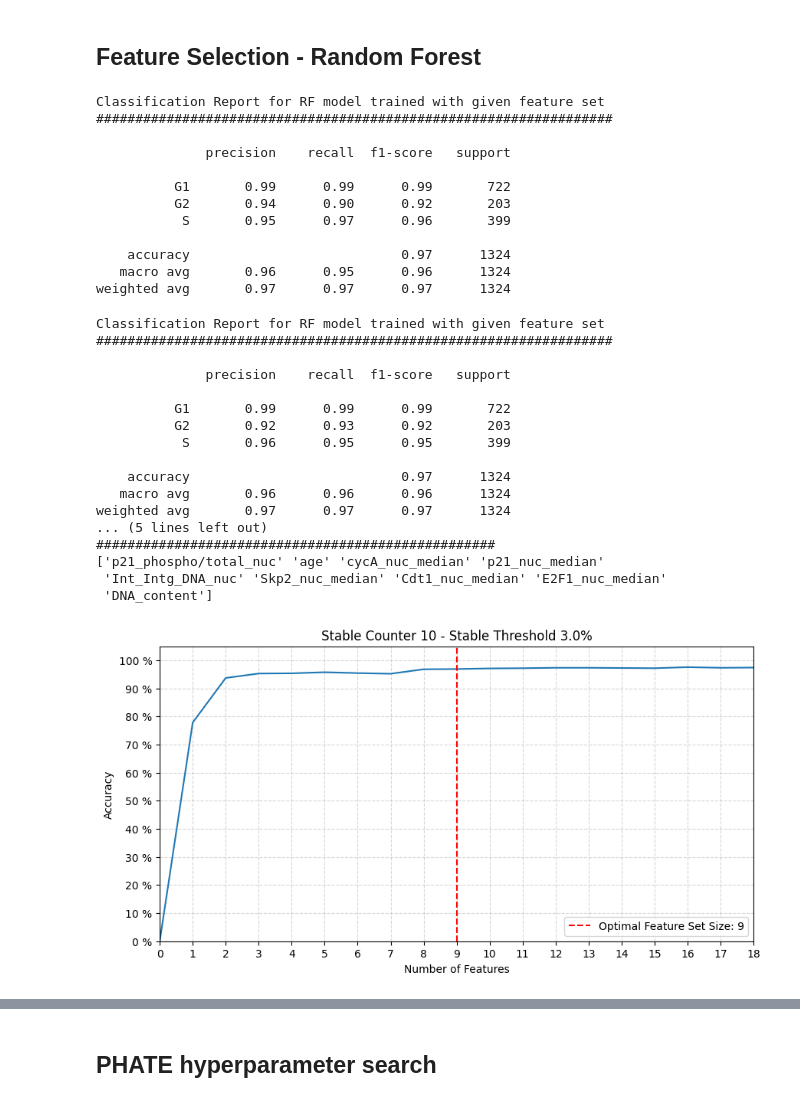
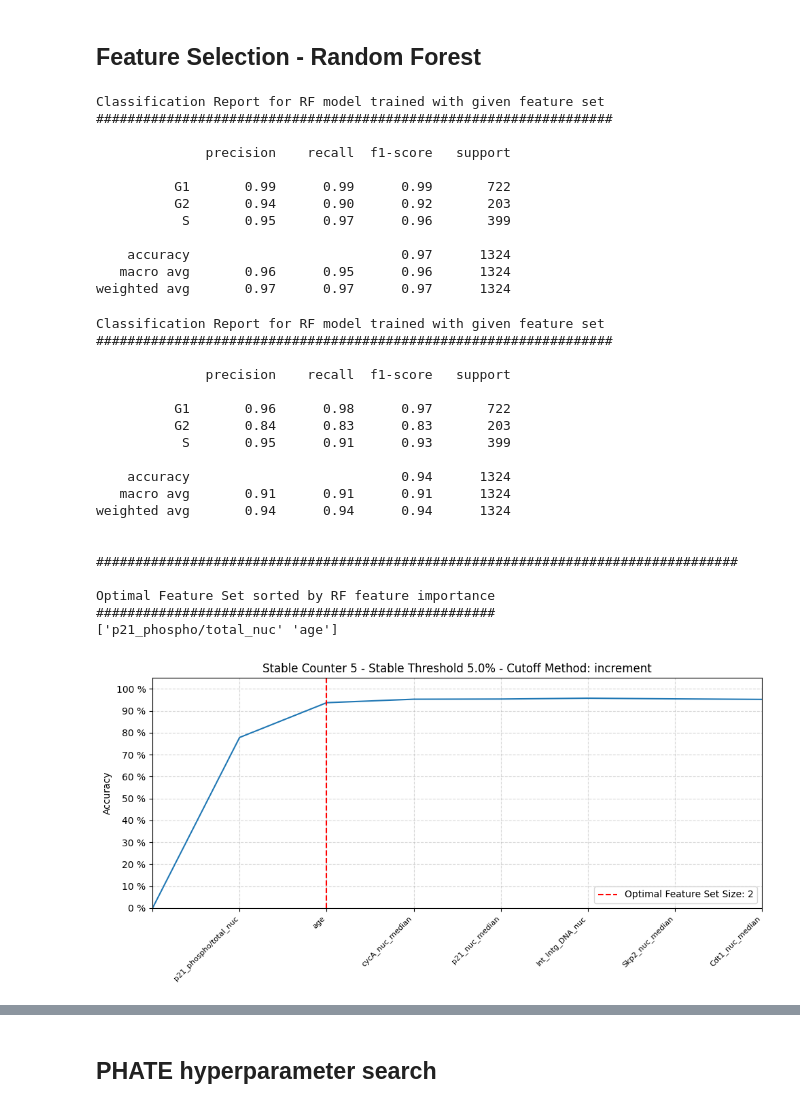
Before and after one commit to StallaertLab/cc_mapping, a Jupyter notebook: notebooks/Make Cell Cycle Maps - Interactable.ipynb, the cells around one changed output, grey strips where cells are left out. Drawn from its saved outputs; the diff is of its cells as text; code cells hidden in the pictures.

Commit message:
v1.1.0 - Added new cutoff method to random forest feature selection

```diff
--- a/notebooks/Make Cell Cycle Maps - Interactable.ipynb
+++ b/notebooks/Make Cell Cycle Maps - Interactable.ipynb
@@ -139,44 +140,47 @@ adata = preprocess.row_data_partitioning(adata, search_str = ['G2','G1','S'], se
 #defines which features to use for training the random forest for feature selection
 training_features = adata.var_names
 
-rf_threshold = 0.03
+rf_threshold = 0.05
 
 #runs random forest for feature selection
 adata = core.random_forest_feature_selection(adata=adata,
                                              training_feature_set= training_features,
                                              training_labels = 'phase',
                                              method = 'RF_min_max',
-                                             stable_counter=10,
+                                             stable_counter=5,
+                                             cutoff_method='increment',
                                              threshold=rf_threshold,
                                              feature_set_name=f'RMM_PROL_{rf_threshold}')
 # %% [output]
 Classification Report for RF model trained with given feature set
 ##################################################################
 
               precision    recall  f1-score   support
 
           G1       0.99      0.99      0.99       722
           G2       0.94      0.90      0.92       203
            S       0.95      0.97      0.96       399
 
     accuracy                           0.97      1324
    macro avg       0.96      0.95      0.96      1324
 weighted avg       0.97      0.97      0.97      1324
 Classification Report for RF model trained with given feature set
 ##################################################################
 
               precision    recall  f1-score   support
 
-          G1       0.99      0.99      0.99       722
-          G2       0.92      0.93      0.92       203
-           S       0.96      0.95      0.95       399
+          G1       0.96      0.98      0.97       722
+          G2       0.84      0.83      0.83       203
+           S       0.95      0.91      0.93       399
 
-    accuracy                           0.97      1324
-   macro avg       0.96      0.96      0.96      1324
-weighted avg       0.97      0.97      0.97      1324
-... (5 lines left out)
+    accuracy                           0.94      1324
+   macro avg       0.91      0.91      0.91      1324
+weighted avg       0.94      0.94      0.94      1324
+
+
+##################################################################################
+
+Optimal Feature Set sorted by RF feature importance
 ###################################################
-['p21_phospho/total_nuc' 'age' 'cycA_nuc_median' 'p21_nuc_median'
- 'Int_Intg_DNA_nuc' 'Skp2_nuc_median' 'Cdt1_nuc_median' 'E2F1_nuc_median'
- 'DNA_content']
+['p21_phospho/total_nuc' 'age']
-[figure, old version]
+[figure, new version]
```
Also changed, not shown: parts of 8 cells of this notebook, 8 other files.
